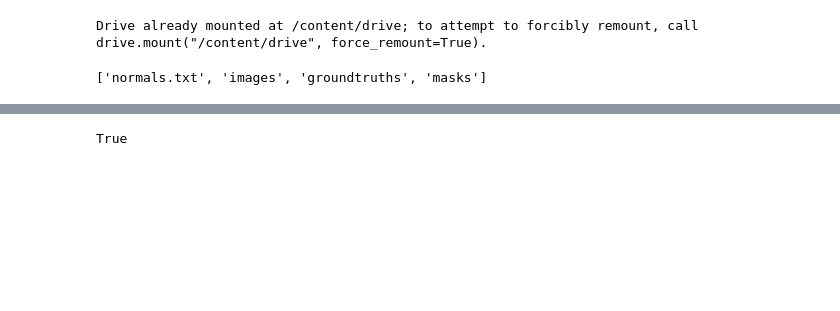
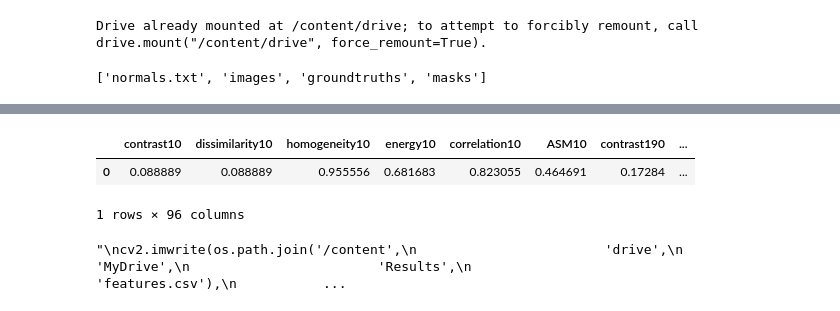
Before and after one commit to emyesme/CalcificationDetection, a Jupyter notebook: calcificationTestImageProcessing.ipynb, the cells around one changed output, grey strips where cells are left out. Cells and saved outputs as stored; diff of their text form; code cells hidden in the pictures; blank space fills up the shorter version.

```diff
--- a/calcificationTestImageProcessing.ipynb
+++ b/calcificationTestImageProcessing.ipynb
@@ -262,6 +226,7 @@ def deHazingDarkChannelPriorPy(matrix, mask):
 # Hessian-matrix-based analysis or difference of gaussians (DoH) blob detection from skimage
 # https://scikit-image.org/docs/stable/api/skimage.feature.html?highlight=local%20binary%20pattern#skimage.feature.blob_doh
 def candidateExtraction(matrix, mask):
+
   from skimage import feature
 
   # returns x,y,sigma of the blob
@@ -278,17 +243,10 @@ def candidateExtraction(matrix, mask):
                            # lower more sensible, more false positives bad also tinier calcifications detected
                            overlap=0.5,
                            log_scale=False,
-                           threshold_rel=None)
-
+                           threshold_rel=None
+                           )
   # taken from the documentation
   # ...The downside is that this method can’t be used for detecting blobs of radius less than 3px
   # due to the box filters used in the approximation of Hessian Determinant.
-
-  candidates = blobs
-  return candidates
+  result = blobs
+  return result
-# %%
-# featuresExtraction
-# here explain what you code
-def featuresExtraction(matrix, mask):
-  features = matrix
-  return features
@@ -295,3 +321,21 @@ def featuresExtraction(matrix, mask):
+# %%
+# function to get connected components of the ground truth binary image
+def componentsStatsGroundTruth(matrix):
+    # getting the info of the components in the ground truth
+    # second value is connectivity 4 or 8
+    connectedComponentsGroundTruth = cv2.connectedComponentsWithStats(matrix, 8, cv2.CV_32S)
+
+    # Get the results
+    # The first cell is the number of labels
+    num_labels = connectedComponentsGroundTruth[0]
+    # The second cell is the label matrix
+    labels = connectedComponentsGroundTruth[1]
+    # The third cell is the stat matrix
+    stats = connectedComponentsGroundTruth[2]
+    # The fourth cell is the centroid matrix
+    centroids = connectedComponentsGroundTruth[3]
+
+    return num_labels, labels, stats, centroids
 # %%
 #import show special for google colab
 from google.colab.patches import cv2_imshow
@@ -435,11 +563,18 @@ Clipping input data to the valid range for imshow with RGB data ([0..1] for floa
+# %%
+features
+# %% [output]
+|  | contrast10 | dissimilarity10 | homogeneity10 | energy10 | correlation10 | ASM10 | contrast190 | ... |
+| 0 | 0.088889 | 0.088889 | 0.955556 | 0.681683 | 0.823055 | 0.464691 | 0.17284 | ... |
+1 rows × 96 columns
 # %%
 # save images
-
+'''
 cv2.imwrite(os.path.join('/content',
                         'drive',
                         'MyDrive',
                         'Results',
-                         "image1.png"),
+                         'features.csv'),
             features)
+'''
 # %% [output]
-True
+"\ncv2.imwrite(os.path.join('/content',\n                        'drive',\n                        'MyDrive',\n                        'Results',\n                         'features.csv'),\n           ...
```
Also changed, not shown: parts of 17 cells of this notebook.
